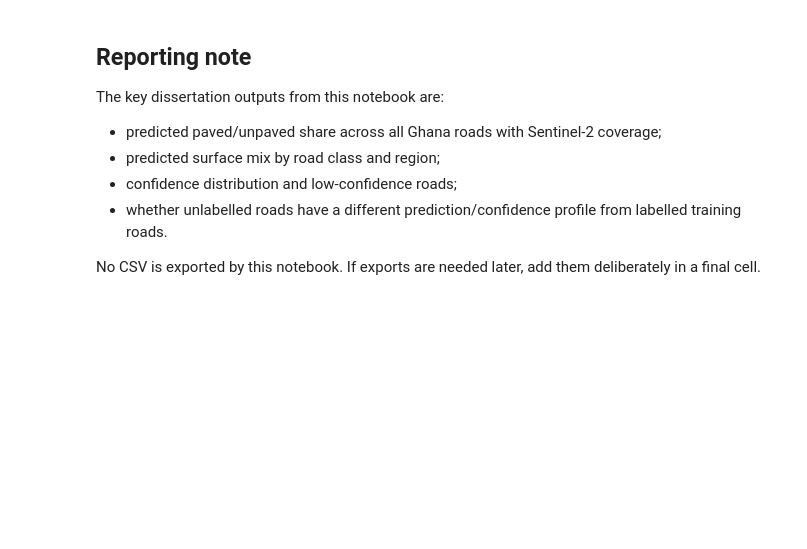
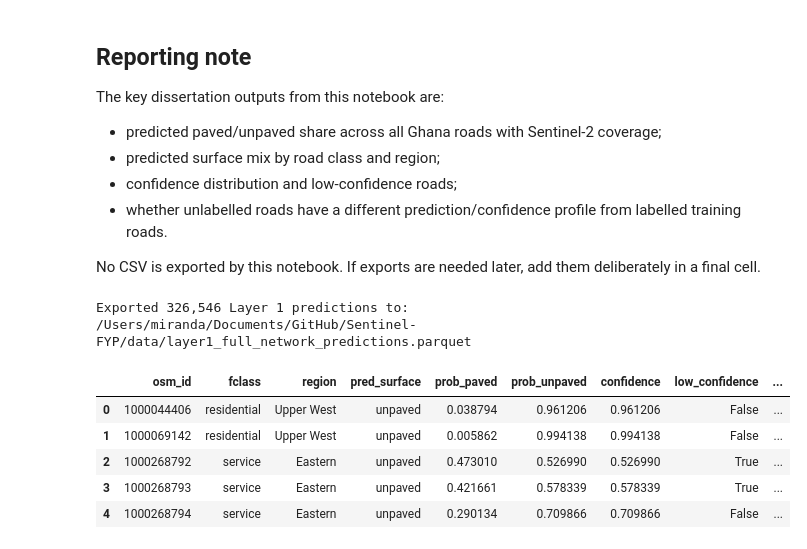
Before and after one commit to tsl-imperial/Sentinel-FYP, a Jupyter notebook: notebooks/layer1_full_network_prediction.ipynb, the cells around one changed output. Drawn from its saved outputs; the diff is of its cells as text; code cells hidden in the pictures; blank space fills up the shorter version.

Commit message:
update application with layer 1

```diff
--- a/notebooks/layer1_full_network_prediction.ipynb
+++ b/notebooks/layer1_full_network_prediction.ipynb
@@ -1294,3 +1294,61 @@ The key dissertation outputs from this notebook are:
 - whether unlabelled roads have a different prediction/confidence profile from labelled training roads.
 
 No CSV is exported by this notebook. If exports are needed later, add them deliberately in a final cell.
+# %%
+from pathlib import Path
+
+# ---------------------------------------------------------------------
+# Export Layer 1 full-network predictions for Network Inspector app
+# ---------------------------------------------------------------------
+
+APP_EXPORT_PATH = Path("../data/layer1_full_network_predictions.parquet")
+
+required_cols = [
+    "osm_id",
+    "fclass",
+    "region",
+    "pred_surface",
+    "prob_paved",
+    "prob_unpaved",
+    "confidence",
+    "low_confidence",
+    "is_labelled_train_road",
+]
+
+optional_cols = ["name"]
+
+export_cols = required_cols + [c for c in optional_cols if c in pred_df.columns]
+missing = [c for c in required_cols if c not in pred_df.columns]
+
+if missing:
+    raise ValueError(f"Missing required columns in pred_df: {missing}")
+
+app_pred_export = pred_df[export_cols].copy()
+
+# Keep IDs stable for frontend/backend joins.
+app_pred_export["osm_id"] = app_pred_export["osm_id"].astype(str)
+
+# Normalise booleans for clean parquet round-tripping.
+app_pred_export["low_confidence"] = app_pred_export["low_confidence"].astype(bool)
+app_pred_export["is_labelled_train_road"] = app_pred_export["is_labelled_train_road"].astype(bool)
+
+# Confidence/probabilities as numeric floats.
+for col in ["prob_paved", "prob_unpaved", "confidence"]:
+    app_pred_export[col] = pd.to_numeric(app_pred_export[col], errors="coerce")
+
+APP_EXPORT_PATH.parent.mkdir(parents=True, exist_ok=True)
+app_pred_export.to_parquet(APP_EXPORT_PATH, index=False)
+
+print(f"Exported {len(app_pred_export):,} Layer 1 predictions to:")
+print(APP_EXPORT_PATH.resolve())
+
+display(app_pred_export.head())
+# %% [output]
+Exported 326,546 Layer 1 predictions to:
+/Users/miranda/Documents/GitHub/Sentinel-FYP/data/layer1_full_network_predictions.parquet
+|  | osm_id | fclass | region | pred_surface | prob_paved | prob_unpaved | confidence | low_confidence | ... |
+| 0 | 1000044406 | residential | Upper West | unpaved | 0.038794 | 0.961206 | 0.961206 | False | ... |
+| 1 | 1000069142 | residential | Upper West | unpaved | 0.005862 | 0.994138 | 0.994138 | False | ... |
+| 2 | 1000268792 | service | Eastern | unpaved | 0.473010 | 0.526990 | 0.526990 | True | ... |
+| 3 | 1000268793 | service | Eastern | unpaved | 0.421661 | 0.578339 | 0.578339 | True | ... |
+| 4 | 1000268794 | service | Eastern | unpaved | 0.290134 | 0.709866 | 0.709866 | False | ... |
```
Also changed, not shown: 6 other files.
